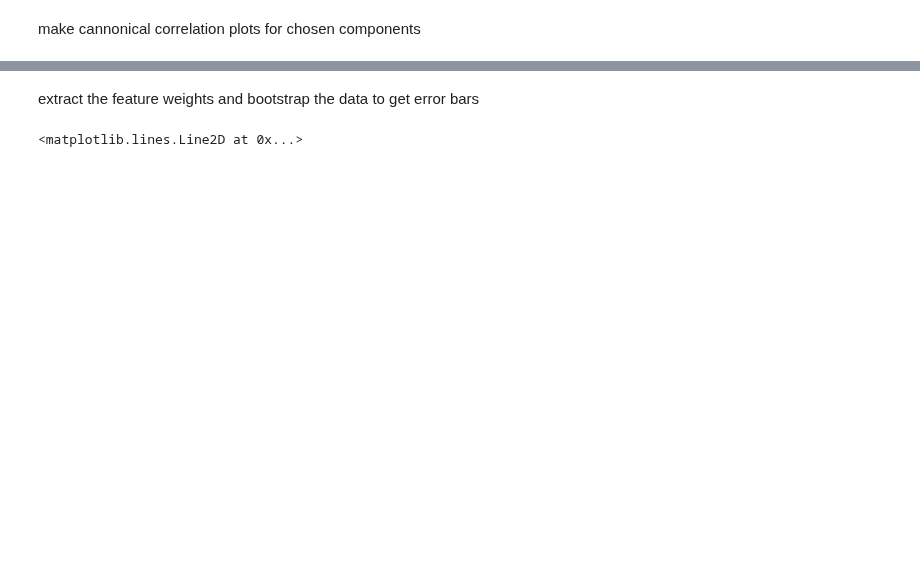
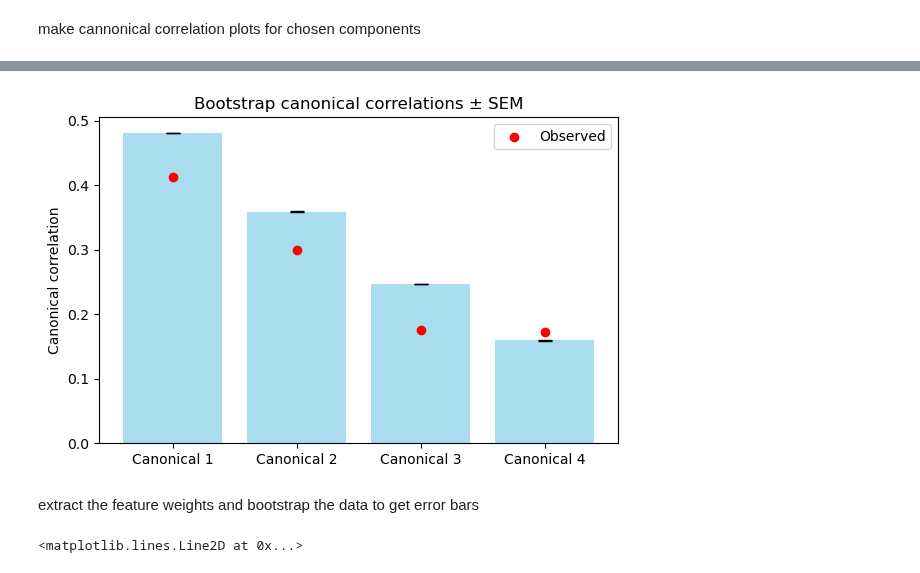
Before and after one commit to EmmettJT/sequences_analyse_PPSeq, a Jupyter notebook: revision_analysis/prioritisation_analysis/behaviour_sleep_link/3_bts_CCA.ipynb, the cells around one changed output, grey strips where cells are left out. Saved outputs shown, nothing was run; the diff lists cells and outputs as text; code cells hidden in the pictures; blank space fills up the shorter version.

```diff
--- a/revision_analysis/prioritisation_analysis/behaviour_sleep_link/3_bts_CCA.ipynb
+++ b/revision_analysis/prioritisation_analysis/behaviour_sleep_link/3_bts_CCA.ipynb
@@ -366,3 +351,61 @@ for i in range(n_components):
+# %%
+import numpy as np
+from sklearn.cross_decomposition import CCA
+from sklearn.utils import resample
+import matplotlib.pyplot as plt
+
+# X_scaled: predictors (n_samples x n_features_X)
+# Y_scaled: responses (n_samples x n_features_Y)
+n_components = 4  # number of canonical variates
+n_boot = 10000     # number of bootstrap iterations
+
+# Fit CCA on full dataset
+cca = CCA(n_components=n_components)
+X_c_full, Y_c_full = cca.fit_transform(X_scaled, Y_scaled)
+
+# Original canonical correlations
+orig_corrs = [np.corrcoef(X_c_full[:, k], Y_c_full[:, k])[0,1] for k in range(n_components)]
+
+# Bootstrap canonical correlations
+boot_corrs = np.zeros((n_boot, n_components))
+
+for i in range(n_boot):
+    # Resample subjects together
+    X_res, Y_res = resample(X_scaled, Y_scaled, replace=True)
+
+    # Refit CCA
+    X_c_b, Y_c_b = cca.fit_transform(X_res, Y_res)
+
+    for k in range(n_components):
+        X_var_b = X_c_b[:, k]
+        Y_var_b = Y_c_b[:, k]
+
+        # Align sign to original canonical variate
+        if np.corrcoef(X_var_b, X_c_full[:, k])[0,1] < 0:
+            X_var_b *= -1
+            Y_var_b *= -1
+
+        # Store canonical correlation
+        boot_corrs[i, k] = np.corrcoef(X_var_b, Y_var_b)[0,1]
+
+# Compute mean and SEM
+boot_means = boot_corrs.mean(axis=0)
+boot_sems = boot_corrs.std(axis=0, ddof=1) / np.sqrt(n_boot)
+
+# Plot
+fig, ax = plt.subplots(figsize=(6,4))
+x = np.arange(n_components)
+ax.bar(x, boot_means, yerr=boot_sems, capsize=5, alpha=0.7, color='skyblue')
+ax.scatter(x, orig_corrs, color='red', zorder=3, label='Observed')
+ax.set_xticks(x)
+ax.set_xticklabels([f'Canonical {k+1}' for k in range(n_components)])
+ax.set_ylabel('Canonical correlation')
+ax.set_title('Bootstrap canonical correlations ± SEM')
+ax.legend()
+plt.tight_layout()
+plt.show()
+# %% [output]
+[figure, added]
 # %% [markdown]
 extract the feature weights and bootstrap the data to get error bars
 # %%
```
Also changed, not shown: parts of 13 cells of this notebook, 4 other files.
